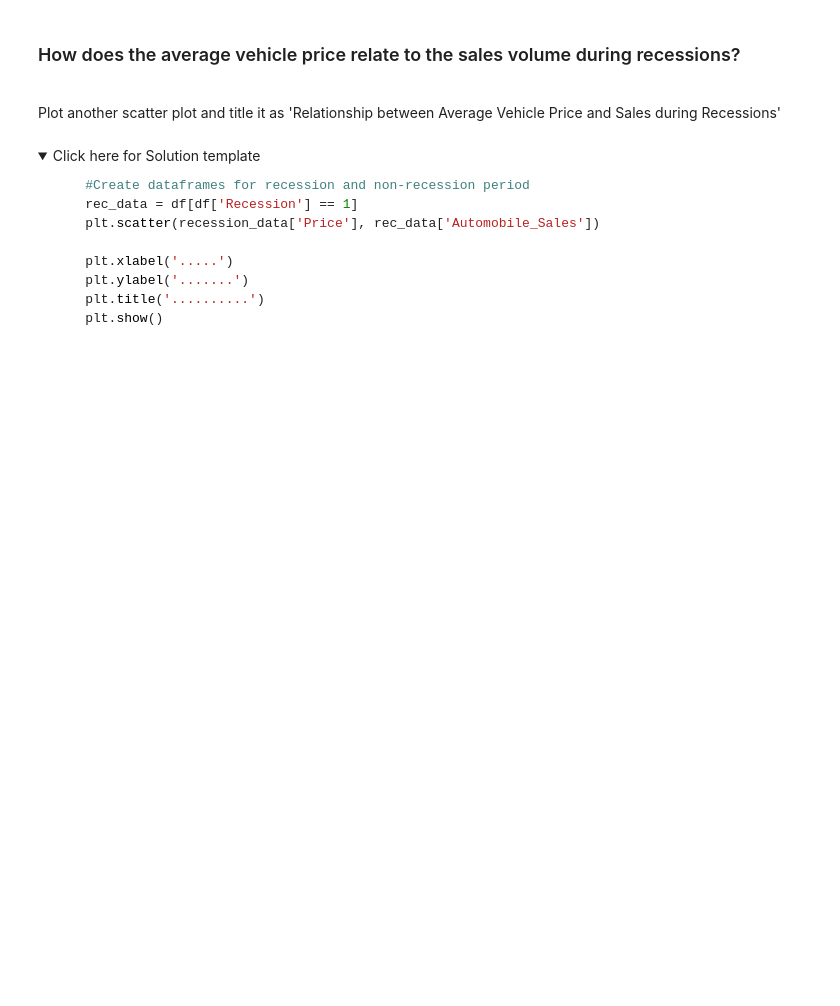
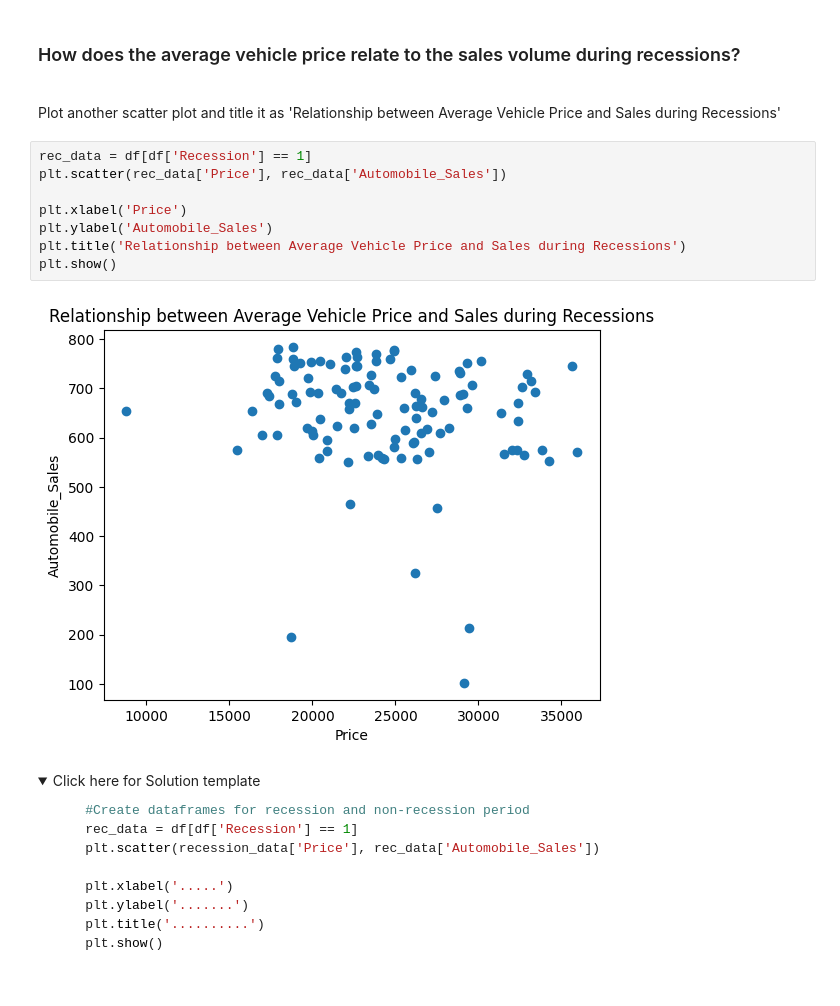
Before and after one commit to pnkjjha/BuildNExperiment, a Jupyter notebook: DV0101EN_Exercise_Final_Assignment_Part_1_20230614_1686700800_jupyterlite.ipynb, the cells around one changed output. Cells and saved outputs as stored; diff of their text form; folded sections open; blank space fills up the shorter version.

```diff
--- a/DV0101EN_Exercise_Final_Assignment_Part_1_20230614_1686700800_jupyterlite.ipynb
+++ b/DV0101EN_Exercise_Final_Assignment_Part_1_20230614_1686700800_jupyterlite.ipynb
@@ -628,6 +664,16 @@ Save this plot as "Bubble.png"</span><br>
 
  ### How does the average vehicle price relate to the sales volume during recessions?
  <br> Plot another scatter plot and title it as 'Relationship between Average Vehicle Price and Sales during Recessions'
+# %%
+rec_data = df[df['Recession'] == 1]
+plt.scatter(rec_data['Price'], rec_data['Automobile_Sales'])
+
+plt.xlabel('Price')
+plt.ylabel('Automobile_Sales')
+plt.title('Relationship between Average Vehicle Price and Sales during Recessions')
+plt.show()
+# %% [output]
+[figure, added]
 # %% [markdown]
 <details>
 <summary>Click here for Solution template</summary>
```
Also changed, not shown: parts of 7 cells of this notebook.
